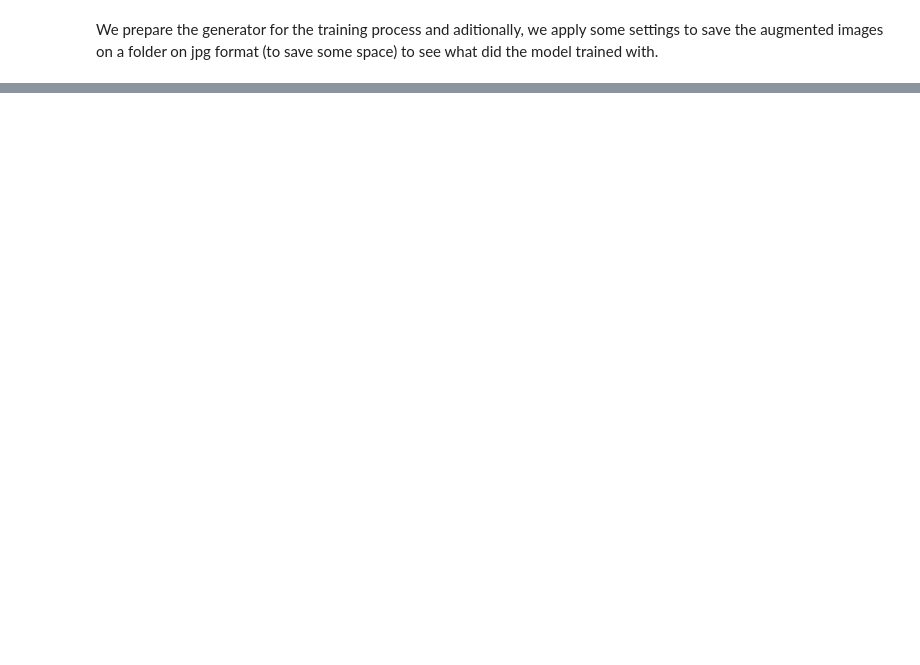
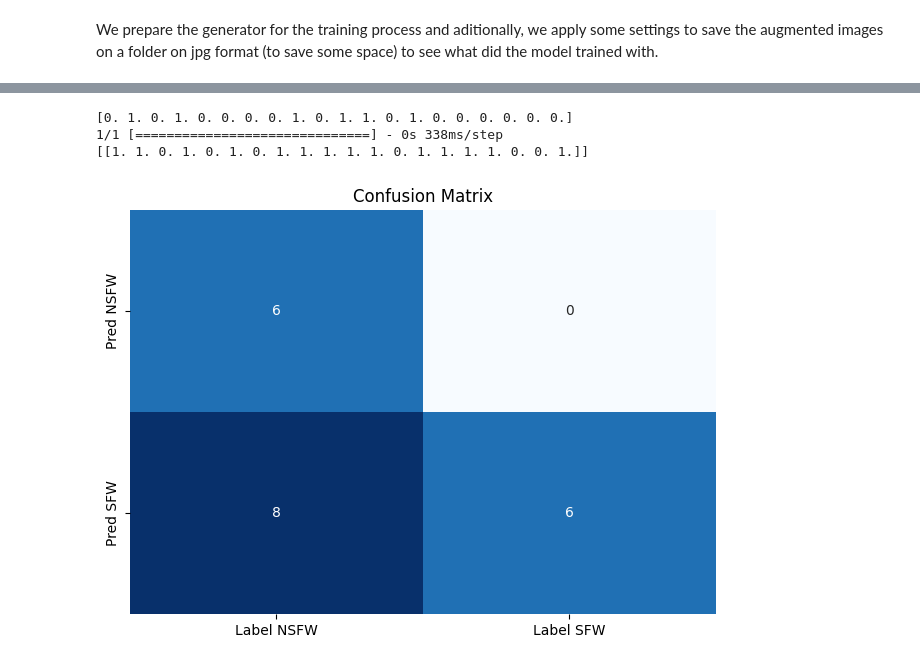
Before and after one commit to A01706155/unsafeFurryContentDetector, a Jupyter notebook: NSFW_Furry_Image_Detector_A01706155.ipynb, the cells around one changed output, grey strips where cells are left out. Saved outputs shown, nothing was run; the diff lists cells and outputs as text; code cells hidden in the pictures; blank space fills up the shorter version.

```diff
--- a/NSFW_Furry_Image_Detector_A01706155.ipynb
+++ b/NSFW_Furry_Image_Detector_A01706155.ipynb
@@ -352,16 +172,0 @@ pred sfw      5            7
-# %%
-# Librerías necesarias
-from keras.preprocessing import image
-from keras.utils import load_img
-from keras.utils import img_to_array
-from keras import models
-import numpy as np
-import matplotlib.pyplot as plt
-from PIL import Image, ImageFilter
-import cv2
-
-# Creamos el directorio para subir nuestras imágenes
-!mkdir images2
-
-# Cargamos el modelo a memoria
-model = models.load_model("./mi_modelo_n.h5")
@@ -438,0 +378,23 @@ Para mejorar esto, se reclasificarán las imágenes sugerentes y se enviarán de
+# %%
+print(test_labels)
+
+predictions = CNN2.predict(test_imgs)
+classes_x = predictions.T
+classes_x = np.rint(classes_x)
+
+print(classes_x)
+# %% [output]
+[0. 1. 0. 1. 0. 0. 0. 0. 1. 0. 1. 1. 0. 1. 0. 0. 0. 0. 0. 0.]
+1/1 [==============================] - 0s 338ms/step
+[[1. 1. 0. 1. 0. 1. 0. 1. 1. 1. 1. 1. 0. 1. 1. 1. 1. 0. 0. 1.]]
+# %%
+mat = confusion_matrix(classes_x[0], test_labels)
+
+df = pd.DataFrame(mat, index=['Pred NSFW', 'Pred SFW'],
+                              columns=['Label NSFW',  'Label SFW'])
+
+sns.heatmap(df, annot=True, cbar=None, cmap="Blues")
+plt.title("Confusion Matrix"), plt.tight_layout()
+plt.show()
+# %% [output]
+[figure, added]
```
Also changed, not shown: parts of 43 cells of this notebook.
